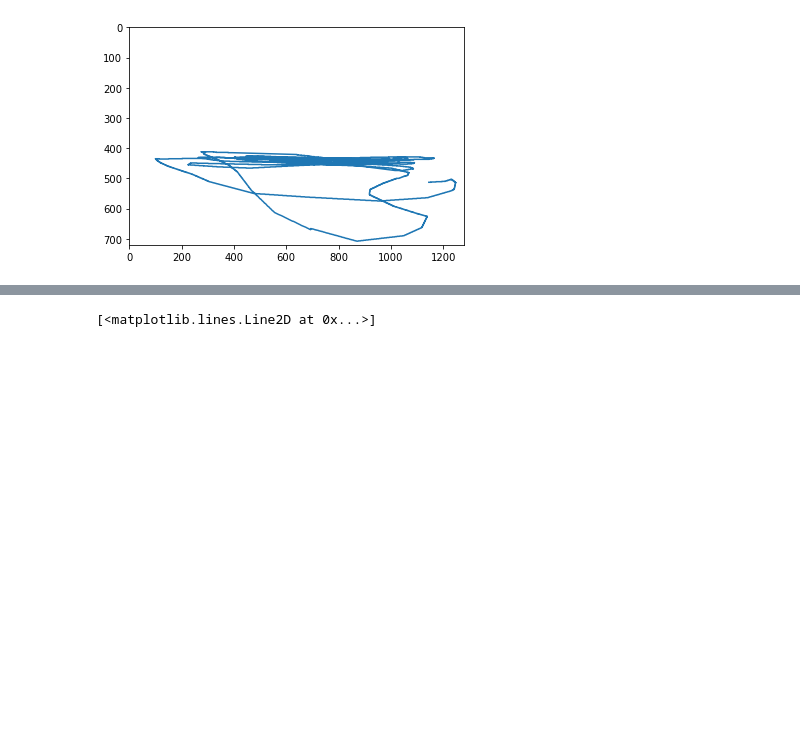
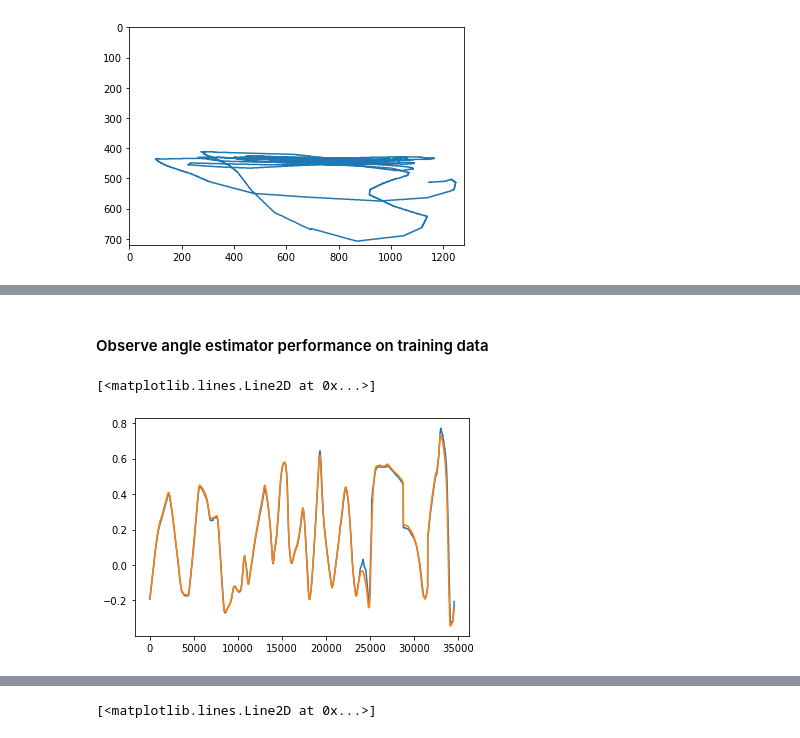
Before and after one commit to Blair-Johnson/crowsnest, a Jupyter notebook: screen_2_gps_regression.ipynb, the cells around one changed output, grey strips where cells are left out. Cells and saved outputs as stored; diff of their text form; code cells hidden in the pictures; blank space fills up the shorter version.

```diff
--- a/screen_2_gps_regression.ipynb
+++ b/screen_2_gps_regression.ipynb
@@ -90,0 +118,8 @@ a = (full_data_6.angles.values-RHS_Ang) / (np.sin((1280-full_data_6.x.values)/12
+# %% [markdown]
+#### Observe angle estimator performance on training data
+# %%
+plt.plot(comb_data.angles)
+plt.plot((1-comb_data.x_cent.values/1280)*FOV+RHS_Ang)
+# %% [output]
+[<matplotlib.lines.Line2D at 0x...>]
+[figure, added]
```
Also changed, not shown: parts of 42 cells of this notebook.
